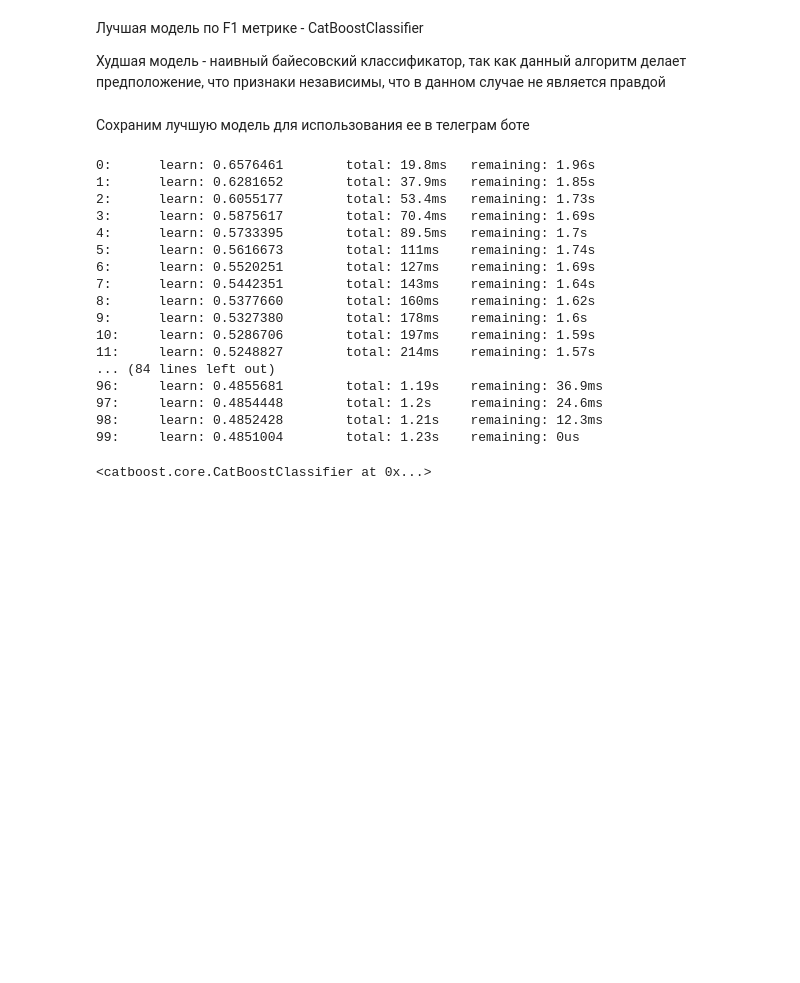
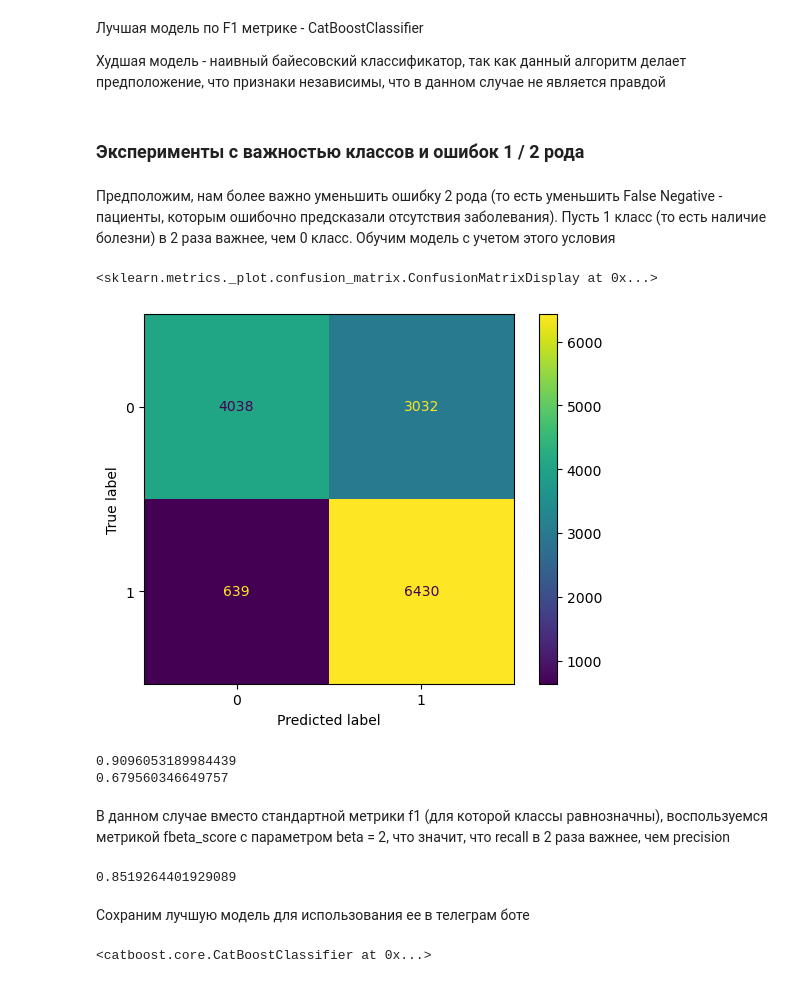
Before and after one commit to dashakoryakovskaya/diabetes_classification, a Jupyter notebook: notebooks/diabet_classification_notebook.ipynb, the cells around one changed output. Drawn from its saved outputs; the diff is of its cells as text; code cells hidden in the pictures; blank space fills up the shorter version.

```diff
--- a/notebooks/diabet_classification_notebook.ipynb
+++ b/notebooks/diabet_classification_notebook.ipynb
@@ -281,13 +293,17 @@ disp.plot()
 # %% [markdown]
 ### SVM
 # %%
+y_probs_svm_all = {}
 for kernel in ['linear', 'poly', 'rbf']:
-    model = SVC(kernel=kernel)
+    model = SVC(kernel=kernel, probability=True)
     model.fit(x_train, y_train)
+    y_pred = model.predict(x_test)
+    y_probs_svm = model.predict_proba(x_test)[:,1]
+    y_probs_svm_all[kernel] = y_probs_svm
 
-    y_pred = model.predict(x_test)
-    scores['SVC_' + kernel] = {'accuracy': accuracy_score(y_test.values, y_pred), 'precision': precision_score(y_test.values, y_pred),
-                                'recall': recall_score(y_test.values, y_pred), 'f1': f1_score(y_test.values, y_pred)}
+    scores['SVC_' + kernel] = {'accuracy': accuracy_score(y_true=y_test.values, y_pred=y_pred), 'precision': precision_score(y_true=y_test.values, y_pred=y_pred),
+                                'recall': recall_score(y_true=y_test.values, y_pred=y_pred), 'f1': f1_score(y_true=y_test.values, y_pred=y_pred),
+                                'roc_auc' : roc_auc_score(y_true=y_test, y_score=y_probs_svm)}
     print('SVC_' + kernel, scores['SVC_' + kernel])
     df_confusion = confusion_matrix(y_test, y_pred)
     disp = ConfusionMatrixDisplay(confusion_matrix=df_confusion, display_labels=search.classes_)
@@ -510,30 +551,41 @@ plt.show()
 Лучшая модель по F1 метрике - CatBoostClassifier
 
 Худшая модель - наивный байесовский классификатор, так как данный алгоритм делает предположение, что признаки независимы, что в данном случае не является правдой
+# %% [markdown]
+### Эксперименты с важностью классов и ошибок 1 / 2 рода
+# %% [markdown]
+Предположим, нам более важно уменьшить ошибку 2 рода (то есть уменьшить False Negative - пациенты, которым ошибочно предсказали отсутствия заболевания). Пусть 1 класс (то есть наличие болезни) в 2 раза важнее, чем 0 класс. Обучим модель с учетом этого условия
+# %%
+model = CatBoostClassifier(depth=7, iterations=100, learning_rate=0.1, class_weights={1 : 2, 0 : 1}, verbose=0)
+model.fit(x_train, y_train)
+y_pred = model.predict(x_test)
+# %%
+df_confusion = confusion_matrix(y_test, y_pred)
+disp = ConfusionMatrixDisplay(confusion_matrix=df_confusion, display_labels=search.classes_)
+disp.plot()
+# %% [output]
+<sklearn.metrics._plot.confusion_matrix.ConfusionMatrixDisplay at 0x...>
+[figure, added]
+# %%
+print(recall_score(y_pred=y_pred, y_true=y_test))
+print(precision_score(y_pred=y_pred, y_true=y_test))
+# %% [output]
+0.9096053189984439
+0.679560346649757
+# %% [markdown]
+В данном случае вместо стандартной метрики f1 (для которой классы равнозначны), воспользуемся метрикой fbeta_score с параметром beta = 2, что значит, что recall в 2 раза важнее, чем precision
+# %%
+from sklearn.metrics import fbeta_score
+print(fbeta_score(y_pred=y_pred, y_true=y_test, beta=2))
+# %% [output]
+0.8519264401929089
 # %% [markdown]
 Сохраним лучшую модель для использования ее в телеграм боте
 # %%
-model = CatBoostClassifier(depth=7, iterations=100, learning_rate=0.1)
+model = CatBoostClassifier(depth=7, iterations=100, learning_rate=0.1, verbose=0)
 model.fit(x_train, y_train)
 # %% [output]
-0:      learn: 0.6576461        total: 19.8ms   remaining: 1.96s
-1:      learn: 0.6281652        total: 37.9ms   remaining: 1.85s
-2:      learn: 0.6055177        total: 53.4ms   remaining: 1.73s
-3:      learn: 0.5875617        total: 70.4ms   remaining: 1.69s
-4:      learn: 0.5733395        total: 89.5ms   remaining: 1.7s
-5:      learn: 0.5616673        total: 111ms    remaining: 1.74s
-6:      learn: 0.5520251        total: 127ms    remaining: 1.69s
-7:      learn: 0.5442351        total: 143ms    remaining: 1.64s
-8:      learn: 0.5377660        total: 160ms    remaining: 1.62s
-9:      learn: 0.5327380        total: 178ms    remaining: 1.6s
-10:     learn: 0.5286706        total: 197ms    remaining: 1.59s
-11:     learn: 0.5248827        total: 214ms    remaining: 1.57s
-... (84 lines left out)
-96:     learn: 0.4855681        total: 1.19s    remaining: 36.9ms
-97:     learn: 0.4854448        total: 1.2s     remaining: 24.6ms
-98:     learn: 0.4852428        total: 1.21s    remaining: 12.3ms
-99:     learn: 0.4851004        total: 1.23s    remaining: 0us
+<catboost.core.CatBoostClassifier at 0x...>
-<catboost.core.CatBoostClassifier at 0x...>
 # %%
 with open('model_diabetes.pkl', 'wb') as file:
   pickle.dump(model, file)
```
Also changed, not shown: parts of 32 cells of this notebook.
